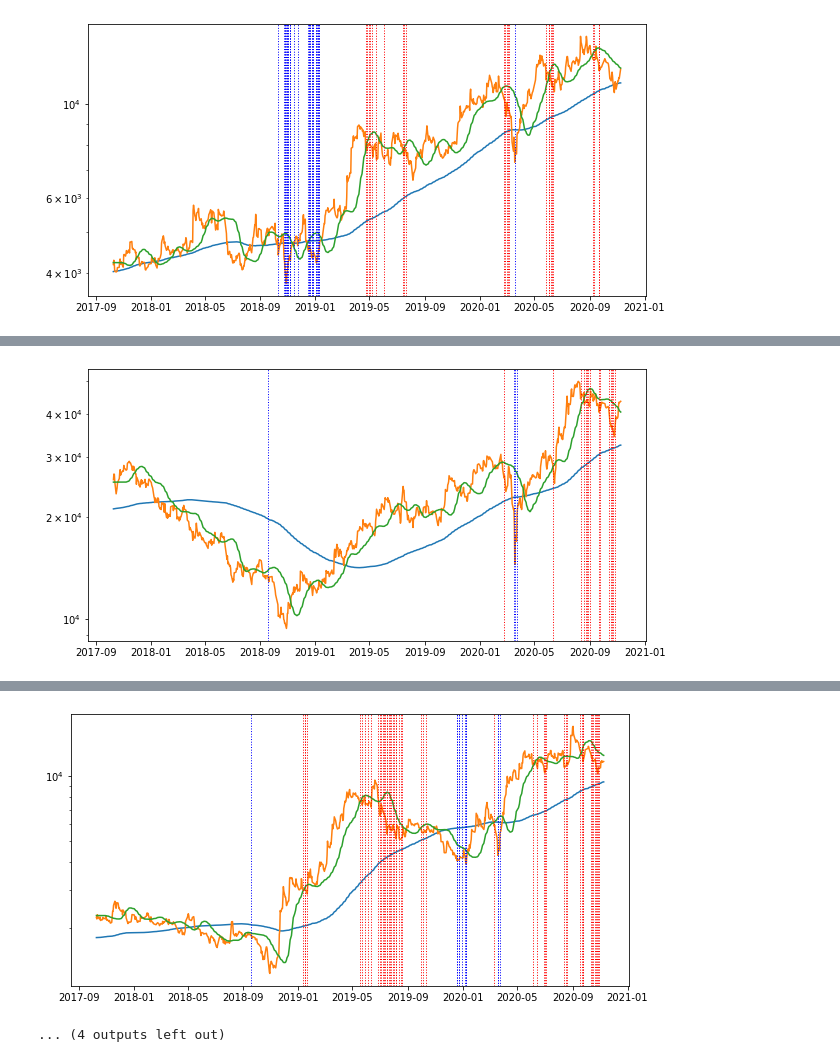
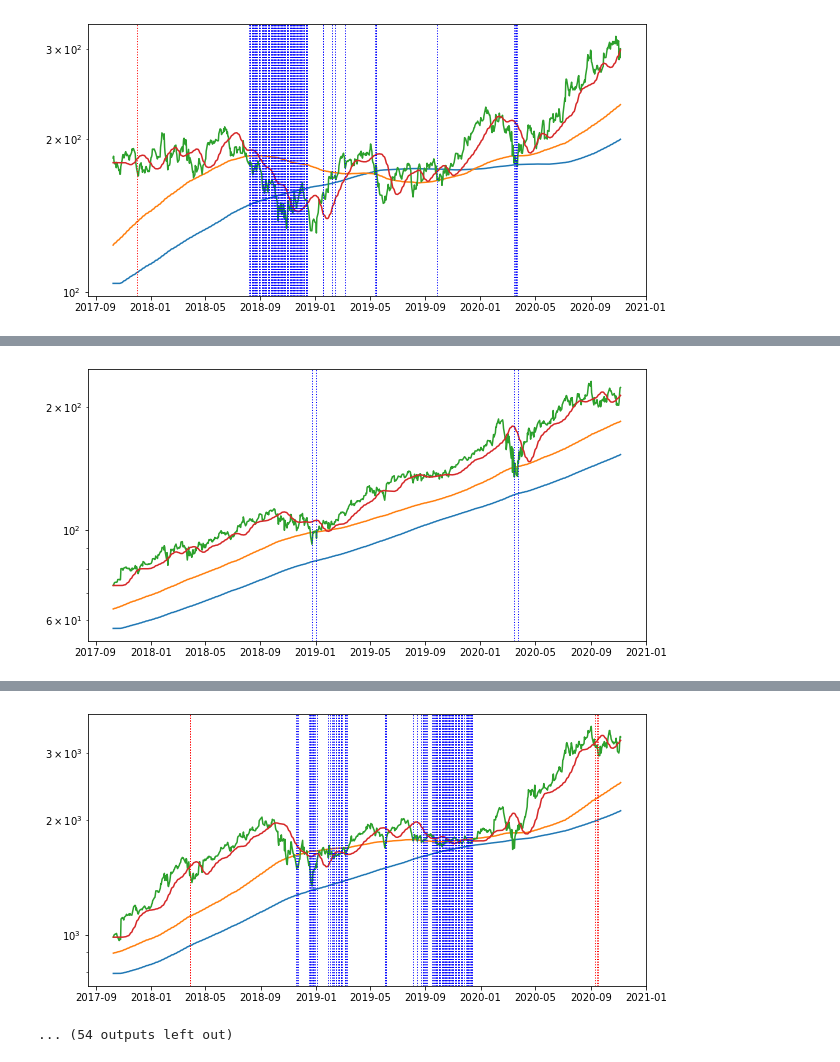
Before and after one commit to treelog/project-1, a Jupyter notebook: Untitled.ipynb, the cells around one changed output, grey strips where cells are left out. Drawn from its saved outputs; the diff is of its cells as text; code cells hidden in the pictures.

Commit message:
add creteria for current list

```diff
--- a/Untitled.ipynb
+++ b/Untitled.ipynb
@@ -5,21 +6,28 @@ import function
 from datetime import date, timedelta
 from utils import *
 # %%
-def draw(name, good_list, bad_list, start_date='20130201', end_date='20201109'):
-    l, x, start_index = get_p_list_kr(name, start_date, end_date)
-
+def draw(name, good_list, bad_list, country = 'kr', start_date='20130201', end_date='20201109'):
+    if country == 'kr':
+        l, x, start_index = get_p_list_kr(name, start_date, end_date)
+    elif country == 'us':
+        l, x, start_index = get_p_list_us(name, start_date, end_date)
     #smoothed = double_smooth(l, 0.02, 0.03)
+    #print(l)
     p = l[start_index:]
-    ma_240 = ma(l, start_index)
+    ma_480 = ma(l, start_index, k=480)
+    ma_240 = ma(l, start_index, k=240)
     ma_60 = ma(l, start_index, k=60)
     ma_20 = ma(l, start_index, k=10)
     ma_20 = ma(ma(ma(ma_20, 0, k=10), 0, k=10), 0, 10)
     x = x[start_index:]
+
+    ma_480 = ma(ma(ma_480, k=10), k=5)
     #print(ma_240)
     #dr = double_smooth(derivative(ma_240), 0.03, 0.03)
     dr = ma(derivative(ma_240),0, k=60)
     dr = derivative_abs(dr)
     plt.figure(figsize=(10,5))
+    plt.plot(x, ma_480)
     plt.plot(x, ma_240)
     plt.plot(x, p)
     plt.plot(x, ma_20)
@@ -35,14 +43,16 @@ def draw(name, good_list, bad_list, start_date='20130201', end_date='20201109'):
     #plt.yscale('log')
     #plt.show()
 # %%
-s_list = ['119860', '214150', '230360', '067900', '102710', '051160', '139670', '033290']
+stock_list = list(pd.read_csv('stock_list_us.csv')['stock_name'])
+stock_list = [s.split(':')[1] for s in stock_list]
 start_date='20171010'
 end_date='20201109'
-for name in s_list:
-    #try:
-    good_list, bad_list = function.backtest(name, date(int(start_date[:4]),int(start_date[4:6]),int(start_date[6:8])),
-                                            date(int(end_date[:4]),int(end_date[4:6]),int(end_date[6:8])), country='kr')
-    draw(name, good_list, bad_list, start_date, end_date)
-    #except:
-    #    print('Error')
+for name in stock_list:
+    try:
+        print(stock.get_market_ticker_name(name))
+        good_list, bad_list = function.backtest(name, date(int(start_date[:4]),int(start_date[4:6]),int(start_date[6:8])),
+                                                date(int(end_date[:4]),int(end_date[4:6]),int(end_date[6:8])), country='us')
+        draw(name, good_list, bad_list, 'us', start_date, end_date)
+    except:
+        print('Error')
 # %% [output]
@@ -115 +86 @@ Buy and Hold: 288.85175459536885 Holding Period 755
-[figure, old version]
+[figure, new version]
@@ -123 +93 @@ Buy and Hold: 169.8443579766537 Holding Period 755
-[figure, old version]
+[figure, new version]
@@ -139,2 +100,2 @@ Buy and Hold: 524.6636771300448 Holding Period 755
-[figure, old version]
+[figure, new version]
-... (4 outputs left out)
+... (54 outputs left out)
```
Also changed, not shown: parts of 10 cells of this notebook, 4 other files.
